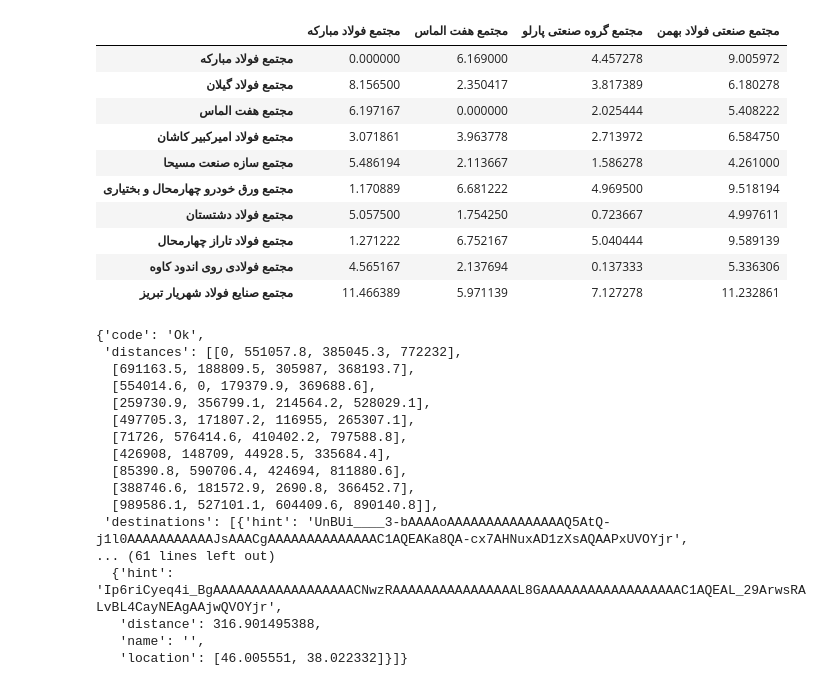
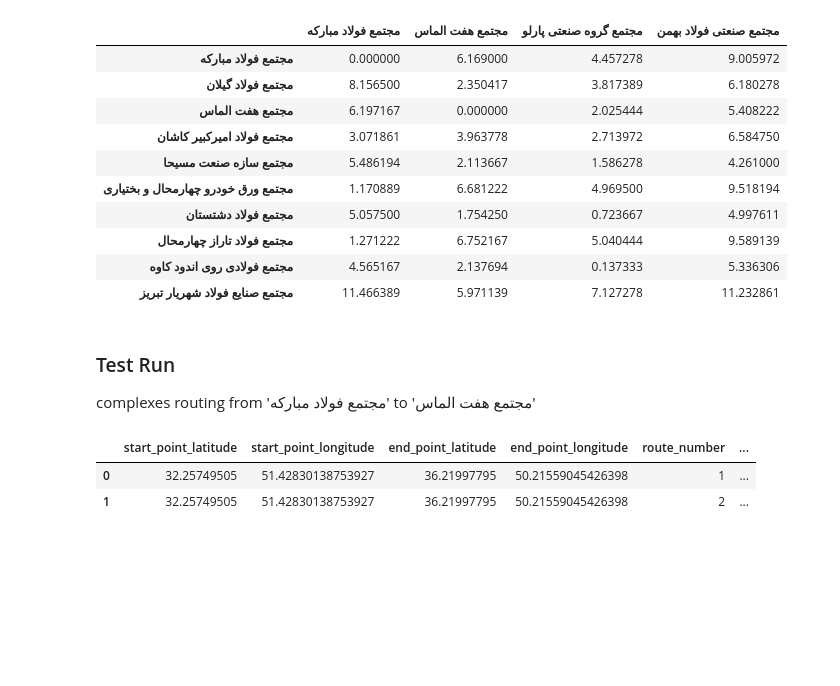
Before and after one commit to Ali-Zohdi/Steel_Value_Chain, a Jupyter notebook: project_.ipynb, the cells around one changed output. Saved outputs shown, nothing was run; the diff lists cells and outputs as text; code cells hidden in the pictures; blank space fills up the shorter version.

Commit message:
mapping & test run

```diff
--- a/project_.ipynb
+++ b/project_.ipynb
@@ -151,23 +154,18 @@ result['duration_h']
 | مجتمع فولاد تاراز چهارمحال | 1.271222 | 6.752167 | 5.040444 | 9.589139 |
 | مجتمع فولادی روی اندود کاوه | 4.565167 | 2.137694 | 0.137333 | 5.336306 |
 | مجتمع صنایع فولاد شهریار تبریز | 11.466389 | 5.971139 | 7.127278 | 11.232861 |
-# %%
-result['response']
-# %% [output]
-{'code': 'Ok',
- 'distances': [[0, 551057.8, 385045.3, 772232],
-  [691163.5, 188809.5, 305987, 368193.7],
-  [554014.6, 0, 179379.9, 369688.6],
-  [259730.9, 356799.1, 214564.2, 528029.1],
-  [497705.3, 171807.2, 116955, 265307.1],
-  [71726, 576414.6, 410402.2, 797588.8],
-  [426908, 148709, 44928.5, 335684.4],
-  [85390.8, 590706.4, 424694, 811880.6],
-  [388746.6, 181572.9, 2690.8, 366452.7],
-  [989586.1, 527101.1, 604409.6, 890140.8]],
- 'destinations': [{'hint': 'UnBUi____3-bAAAAoAAAAAAAAAAAAAAAQ5AtQ-j1l0AAAAAAAAAAAJsAAACgAAAAAAAAAAAAAAC1AQEAKa8QA-cx7AHNuxAD1zXsAQAAPxUVOYjr',
-... (61 lines left out)
-  {'hint': 'Ip6riCyeq4i_BgAAAAAAAAAAAAAAAAAACNwzRAAAAAAAAAAAAAAAAL8GAAAAAAAAAAAAAAAAAAC1AQEAL_29ArwsRALvBL4CayNEAgAAjwQVOYjr',
-   'distance': 316.901495388,
-   'name': '',
-   'location': [46.005551, 38.022332]}]}
+# %% [markdown]
+### Test Run
+complexes routing from 'مجتمع فولاد مبارکه' to 'مجتمع هفت الماس'
+# %%
+origin = df_complexes.loc[df_complexes['name'] == 'مجتمع فولاد مبارکه', 'coordination'].values[0]
+destination = df_complexes.loc[df_complexes['name'] == 'مجتمع هفت الماس', 'coordination'].values[0]
+
+routing = Rosrm.route([origin, destination], alternatives='true')
+# %%
+df_routing = pd.DataFrame(routing['routes'])
+df_routing
+# %% [output]
+|  | start_point_latitude | start_point_longitude | end_point_latitude | end_point_longitude | route_number | ... |
+| 0 | 32.25749505 | 51.42830138753927 | 36.21997795 | 50.21559045426398 | 1 | ... |
+| 1 | 32.25749505 | 51.42830138753927 | 36.21997795 | 50.21559045426398 | 2 | ... |
```
Also changed, not shown: parts of 8 cells of this notebook, 1 other file.
